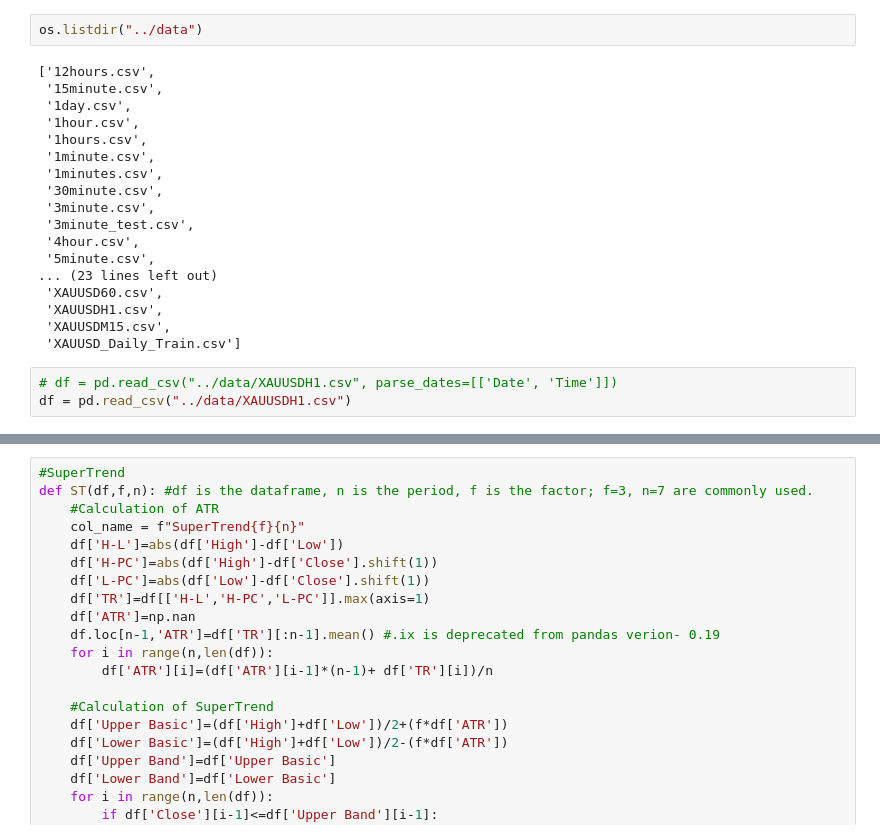
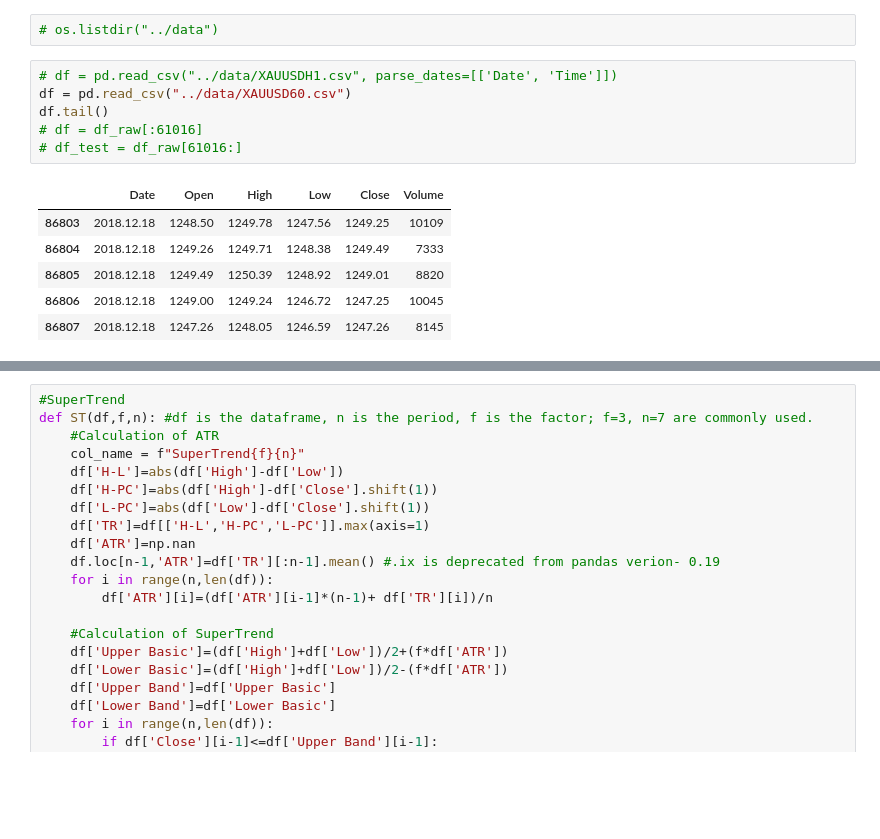
Before and after one commit to webclinic017/deep-rl-learning, a Jupyter notebook: notebook/super_trend.ipynb, the cells around one changed output, grey strips where cells are left out. Cells and saved outputs as stored; diff of their text form; blank space fills up the shorter version.

```diff
--- a/notebook/super_trend.ipynb
+++ b/notebook/super_trend.ipynb
@@ -17,23 +30,15 @@ if not os.path.exists("images"):
 # %%
-os.listdir("../data")
+# os.listdir("../data")
-# %% [output]
-['12hours.csv',
- '15minute.csv',
- '1day.csv',
- '1hour.csv',
- '1hours.csv',
- '1minute.csv',
- '1minutes.csv',
- '30minute.csv',
- '3minute.csv',
- '3minute_test.csv',
- '4hour.csv',
- '5minute.csv',
-... (23 lines left out)
- 'XAUUSD60.csv',
- 'XAUUSDH1.csv',
- 'XAUUSDM15.csv',
- 'XAUUSD_Daily_Train.csv']
 # %%
 # df = pd.read_csv("../data/XAUUSDH1.csv", parse_dates=[['Date', 'Time']])
-df = pd.read_csv("../data/XAUUSDH1.csv")
+df = pd.read_csv("../data/XAUUSD60.csv")
+df.tail()
+# df = df_raw[:61016]
+# df_test = df_raw[61016:]
+# %% [output]
+|  | Date | Open | High | Low | Close | Volume |
+| 86803 | 2018.12.18 | 1248.50 | 1249.78 | 1247.56 | 1249.25 | 10109 |
+| 86804 | 2018.12.18 | 1249.26 | 1249.71 | 1248.38 | 1249.49 | 7333 |
+| 86805 | 2018.12.18 | 1249.49 | 1250.39 | 1248.92 | 1249.01 | 8820 |
+| 86806 | 2018.12.18 | 1249.00 | 1249.24 | 1246.72 | 1247.25 | 10045 |
+| 86807 | 2018.12.18 | 1247.26 | 1248.05 | 1246.59 | 1247.26 | 8145 |
```
Also changed, not shown: parts of 24 cells of this notebook, 4 other files.
